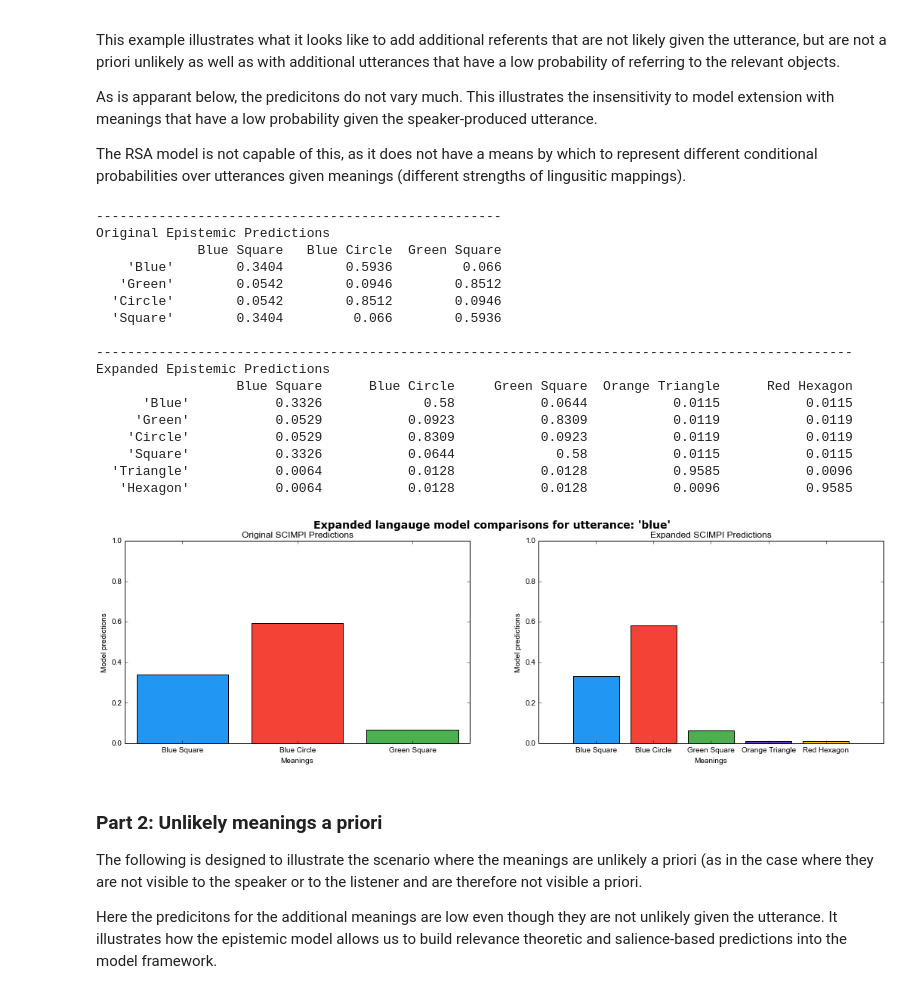
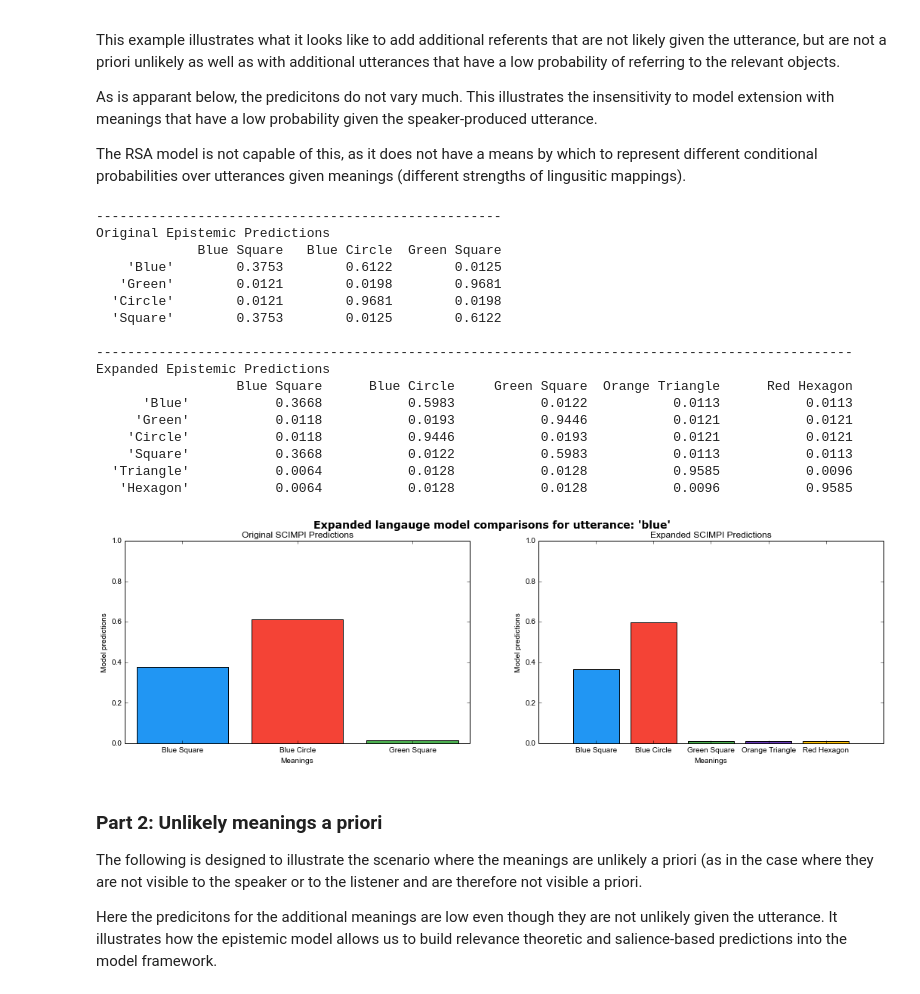
Before and after one commit to Epist/EpistemicPragmatics, a Jupyter notebook: Examples for paper.ipynb, the cells around one changed output. Saved outputs shown, nothing was run; the diff lists cells and outputs as text; code cells hidden in the pictures.

```diff
--- a/Examples for paper.ipynb
+++ b/Examples for paper.ipynb
@@ -107,7 +107,7 @@ origPri=[.2,.4,.4]#Frank and Goodman 2012 rough empirical priors
 lex=[[1,1,0],[0,0,1],[0,1,0],[1,0,1]]#Frank and Goodman 2012 full lexicon
 origMeans=["Blue Square", "Blue Circle", "Green Square"]
 origUtts= ["\'Blue\'","\'Green\'","\'Circle\'","\'Square\'"]
-origMaps = lexToMappingsRSAEquiv(lex, origPri, .1) #RSA style relaxation for this lexicon
+origMaps = lexToMappingsRSAEquiv(lex, origPri, .02) #RSA style relaxation for this lexicon
 
 newMapps = np.append(origMaps, np.array([[0.01,0.01,0.01,0.01]]), axis=0)
 newMapps = np.append(newMapps, np.array([[0.01,0.01,0.01,0.01]]), axis=0)
@@ -158,42 +158,42 @@ axes.set_ylim([0,1])
 
 ax2 = plt.subplot(gs[1])
 toPlot=newPreds[0,:]
 epsilon = 1e-7
 toPlot = [x+epsilon for x in toPlot]
 labels=epistTestNew.meanings
 locs=range(len(toPlot))
 ax2.bar(locs,toPlot, align='center', color=my_colors)
 ax2.set_xlabel("Meanings")
 ax2.set_ylabel("Model predictions")
 ax2.set_title("Expanded SCIMPI Predictions")
 plt.xticks(locs, labels)
 axes = plt.gca()
 axes.set_ylim([0,1])
 #ax2.set_position(pos2)
 #ax.set_position(pos1)
 #plt.figure(2)
 plt.savefig('SCIMPI_expanded_extLang.png', bbox_inches='tight',  dpi=400)
 
 plt.show()
 # %% [output]
 ----------------------------------------------------
 Original Epistemic Predictions
              Blue Square   Blue Circle  Green Square
-    'Blue'        0.3404        0.5936         0.066
-   'Green'        0.0542        0.0946        0.8512
-  'Circle'        0.0542        0.8512        0.0946
-  'Square'        0.3404         0.066        0.5936
+    'Blue'        0.3753        0.6122        0.0125
+   'Green'        0.0121        0.0198        0.9681
+  'Circle'        0.0121        0.9681        0.0198
+  'Square'        0.3753        0.0125        0.6122
 
 -------------------------------------------------------------------------------------------------
 Expanded Epistemic Predictions
                   Blue Square      Blue Circle     Green Square  Orange Triangle      Red Hexagon
-      'Blue'           0.3326             0.58           0.0644           0.0115           0.0115
-     'Green'           0.0529           0.0923           0.8309           0.0119           0.0119
-    'Circle'           0.0529           0.8309           0.0923           0.0119           0.0119
-    'Square'           0.3326           0.0644             0.58           0.0115           0.0115
+      'Blue'           0.3668           0.5983           0.0122           0.0113           0.0113
+     'Green'           0.0118           0.0193           0.9446           0.0121           0.0121
+    'Circle'           0.0118           0.9446           0.0193           0.0121           0.0121
+    'Square'           0.3668           0.0122           0.5983           0.0113           0.0113
   'Triangle'           0.0064           0.0128           0.0128           0.9585           0.0096
    'Hexagon'           0.0064           0.0128           0.0128           0.0096           0.9585
-[figure, old version]
+[figure, new version]
 # %% [markdown]
 ### Part 2: Unlikely meanings a priori
 
```
Also changed, not shown: parts of 11 cells of this notebook, 1 other file.
